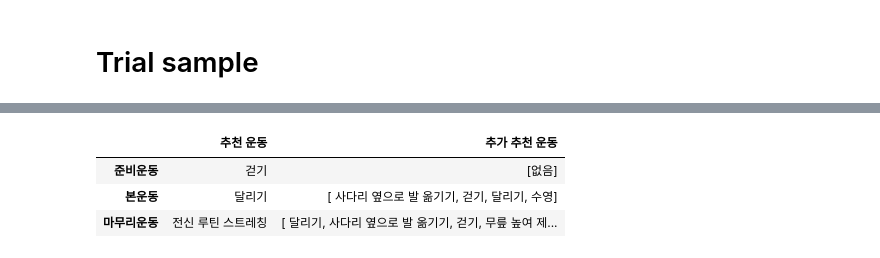
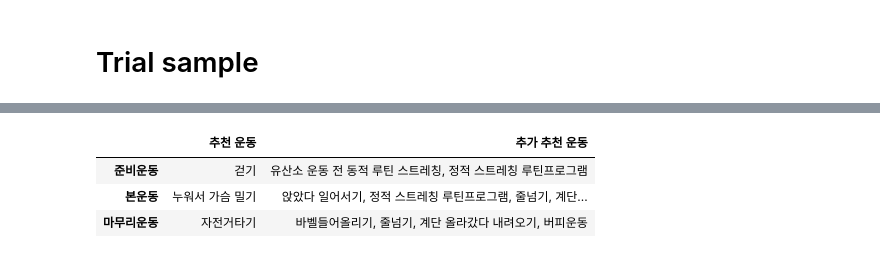
Before and after one commit to soohyunme/exercise, a Jupyter notebook: Code/02_Modeling.ipynb, the cells around one changed output, grey strips where cells are left out. Drawn from its saved outputs; the diff is of its cells as text; code cells hidden in the pictures.

```diff
--- a/Code/02_Modeling.ipynb
+++ b/Code/02_Modeling.ipynb
@@ -36,9 +36,9 @@ def bmi_categorize(x):
 # %% [markdown]
 ## Load data
 # %%
-data = pd.read_csv('../Data/processed_data.csv')
-user_group = pd.read_csv('../Data/user_group.csv')
-sample_data = pd.read_csv('../Data/Sample_data.csv')
+data = pd.read_csv('../Data/Processing/processed_data.csv')
+user_group = pd.read_csv('../Data/Processing/user_group.csv')
+sample_data = pd.read_csv('../Data/Sample/Sample_data.csv')
 # %% [markdown]
 ## Prepare sample user data
 # %%
@@ -121,14 +121,15 @@ def select_exercise(pre_list, main_list, finish_list, max):
   tmp_set = set()
   random_num = random.randint(1, 100) # 임의의 1개 운동을 선택하기 위한 난수 생성
 
-  for i, str in enumerate(max):
-    ex_list = str.split(',') # 운동 세트에서 각 단계별 운동들
-    reco_ex = ex_list[random_num %len(ex_list)] # 난수를 통해 임의의 1개 운동 선택
+  for i, str_ in enumerate(max):
+    ex_list = str_.split(',') # 운동 세트에서 각 단계별 운동들
+    rand_num = random_num%len(ex_list)
+    reco_ex = ex_list[rand_num] # 난수를 통해 임의의 1개 운동 선택
     main_reco_list.append(reco_ex) # 메인 추천 리스트에 선택된 운동 삽입
 
     tmp_set.update(ex_list) # 임시 리스트에 max 운동 리스트 삽입
+    tmp_set.update(asso_list[i]) # 연관 분석을 통해 추천된 운동들 추가
     tmp_set.remove(reco_ex) # 선택된 운동 삭제 -> 단계별 최빈 세트 운동에서 메인 추천 운동 제거
-    tmp_set.update(asso_list[i]) # 연관 분석을 통해 추천된 운동들 추가
     tmp_list.append(list(tmp_set)) # 해당 set을 리스트로 변환하여 tmp_list에 추가 -> [ [준,], [본,], [마,] ]
   for i, reco in enumerate(tmp_list):
     if (len(reco)) == 0:
@@ -230,13 +231,16 @@ weight = np.float64(round(float(input('몸무게 :')),1))
 # %%
-input_list = [22222,age,'하',sex,height,weight]
+input_list = [22222,age,cert,sex,height,weight]
+input_list = [22222,29,'상','F',154.7,60]
 input_df = pd.DataFrame(input_list,index=['USER_ID', 'TEST_AGE','CERT_GROUP','TEST_SEX', 'ITEM_F001', 'ITEM_F002']).T.astype({'USER_ID':'int', 'TEST_AGE':'int', 'ITEM_F001':'float', 'ITEM_F002':'float'})
 input_df['ITEM_F018'] = input_df.apply(bmi_calc, axis=1)
 input_df['AGE_GROUP'] = input_df.apply(age_categorize,axis=1)
 input_df['BMI_GROUP'] = input_df.apply(bmi_categorize,axis=1)
 input_df = pd.merge(input_df,user_group,how='left').reset_index().rename(columns={'index':'USER_ID'})
-pd.DataFrame(mode_set(int(input_df.G_ID)),columns=['준비운동','본운동','마무리운동'],index=['추천 운동','추가 추천 운동']).T
+sample_result = pd.DataFrame(mode_set(int(input_df.G_ID)),columns=['준비운동','본운동','마무리운동'],index=['추천 운동','추가 추천 운동']).T
+sample_result['추가 추천 운동'] = sample_result['추가 추천 운동'].apply(lambda x :', '.join(x))
+sample_result
 # %% [output]
 |  | 추천 운동 | 추가 추천 운동 |
-| 준비운동 | 걷기 | [없음] |
-| 본운동 | 달리기 | [ 사다리 옆으로 발 옮기기, 걷기, 달리기, 수영] |
-| 마무리운동 | 전신 루틴 스트레칭 | [ 달리기, 사다리 옆으로 발 옮기기, 걷기, 무릎 높여 제... |
+| 준비운동 | 걷기 | 유산소 운동 전 동적 루틴 스트레칭, 정적 스트레칭 루틴프로그램 |
+| 본운동 | 누워서 가슴 밀기 | 앉았다 일어서기, 정적 스트레칭 루틴프로그램, 줄넘기, 계단... |
+| 마무리운동 | 자전거타기 | 바벨들어올리기, 줄넘기, 계단 올라갔다 내려오기, 버피운동 |
```
Also changed, not shown: parts of 4 cells of this notebook, 3 other files.
